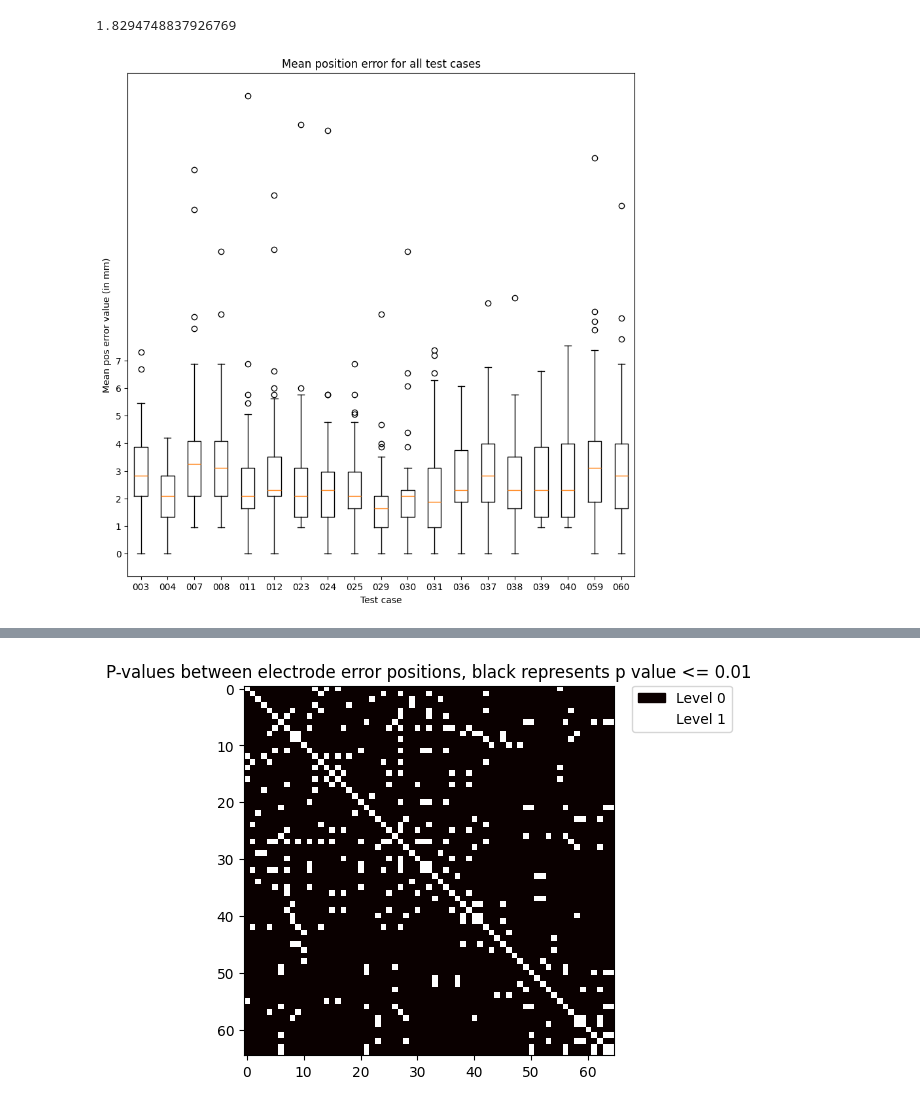
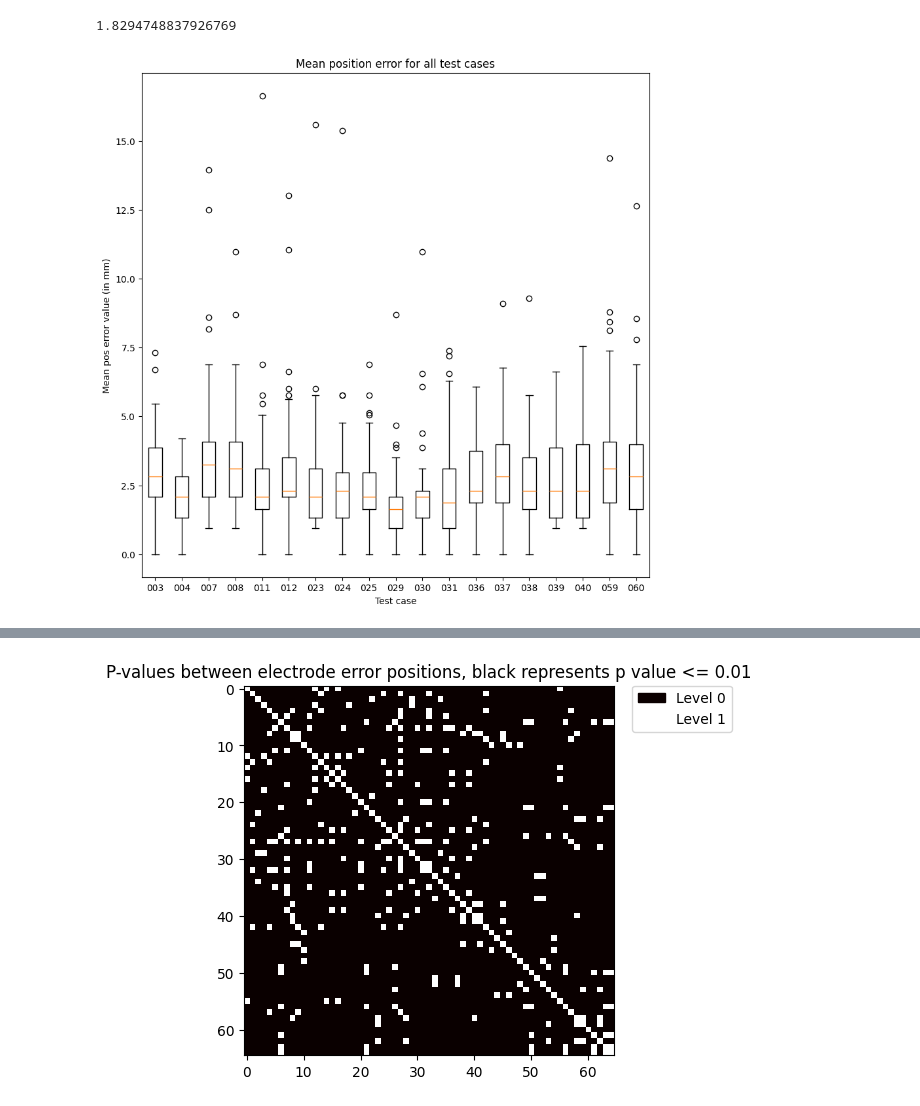
Before and after one commit to kinder99/Deep-Learning-Based-Localization-of-EEG-Electrodes-Within-MRI-Acquisitions-Project-ID-60685, a Jupyter notebook: Debug/error_pos_plotter.ipynb, the cells around one changed output, grey strips where cells are left out. Cells and saved outputs as stored; diff of their text form; code cells hidden in the pictures.

```diff
--- a/Debug/error_pos_plotter.ipynb
+++ b/Debug/error_pos_plotter.ipynb
@@ -181,28 +181,27 @@ print(np.std(l))
 # %%
 # Plot average error values for the 19 test cases
 fig, ax = plt.subplots(1,1,figsize=(10,10))
 x = np.arange(1,20,1)
 ax.boxplot(l)
 ax.set_title("Mean position error for all test cases")
 ax.set_xlabel("Test case")
 ax.set_ylabel("Mean pos error value (in mm)")
 ax.set_xticks(np.arange(1,20,1));
-ax.set_yticks(np.arange(0,8,1));
 plt.xticks(np.arange(1,20,1), test_set);
 # x = 0
 # y = 0
 # for i in range(0,65):
 #     res = []
 #     for j in range(0,len(l[i])):
 #         res.append(l[i][j])
 #     # p = smooth(res, 0.9)
     # x += 1
     # if (i+1)%5 == 0:
     #     x = 0
     # if x == 0:
     #     y += 1
 # %% [output]
-[figure, old version]
+[figure, new version]
 # %%
 # Plot error values for each electrode for the 19 test cases
 fig, ax = plt.subplots(1,1,figsize=(20,20))
```
Also changed, not shown: parts of 1 cell of this notebook.
